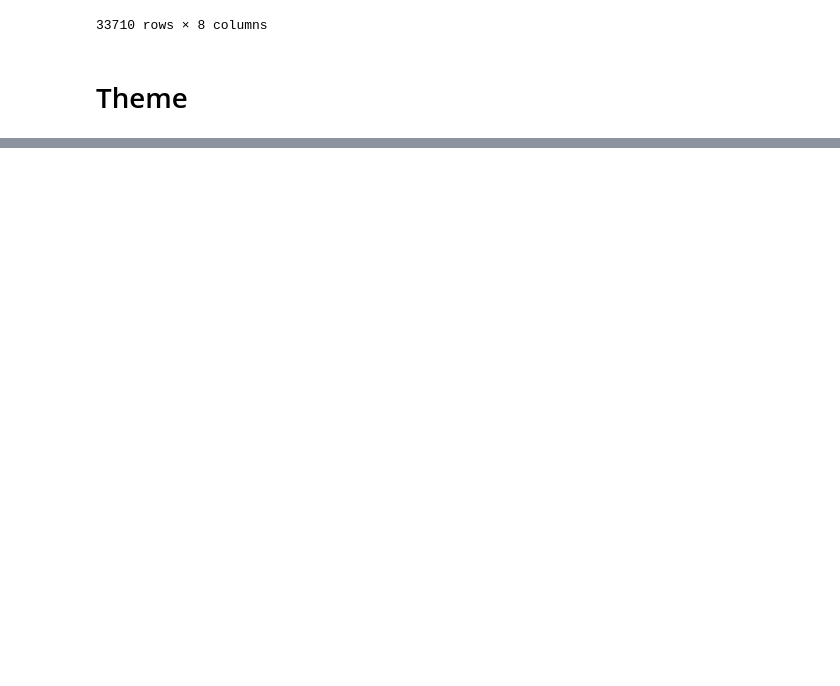
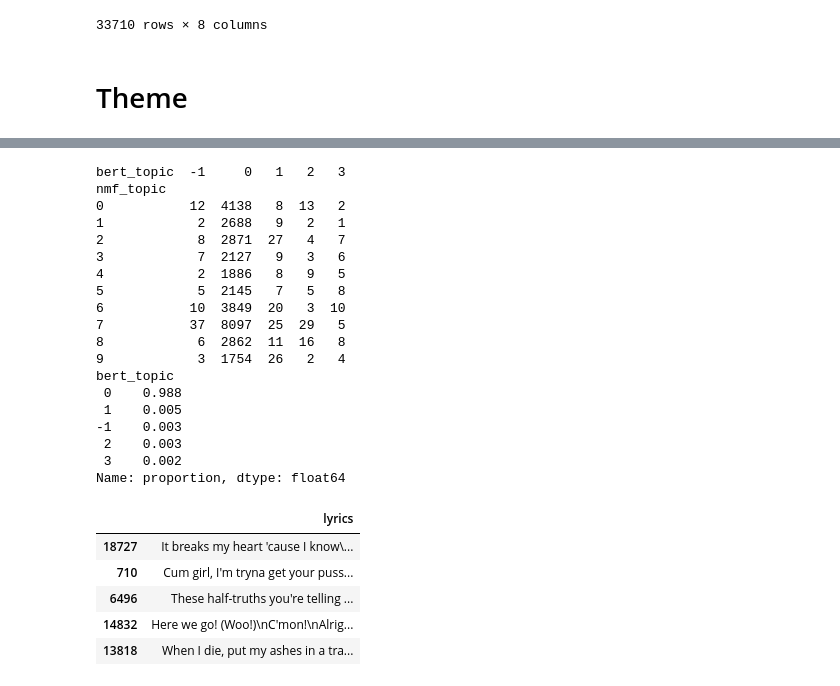
Before and after one commit to adrienlefebvre6/hit-factors, a Jupyter notebook: lyrics.ipynb, the cells around one changed output, grey strips where cells are left out. Saved outputs shown, nothing was run; the diff lists cells and outputs as text; code cells hidden in the pictures; blank space fills up the shorter version.

```diff
--- a/lyrics.ipynb
+++ b/lyrics.ipynb
@@ -111,0 +330,38 @@ lyr
+# %%
+if "nmf_topic" in lyr.columns:
+    print(pd.crosstab(lyr["nmf_topic"], lyr["bert_topic"]).iloc[:, :15])
+
+print(lyr["bert_topic"].value_counts(normalize=True).head(20).round(3))
+
+cols = [c for c in ["artist", "title"] if c in lyr.columns]
+def examples(topic, n=5):
+    sub = lyr[lyr["bert_topic"] == topic]
+    return sub.sample(min(n, len(sub)), random_state=1)[cols + ["lyrics"]]
+
+examples(0)
+# %% [output]
+bert_topic  -1     0   1   2   3
+nmf_topic
+0           12  4138   8  13   2
+1            2  2688   9   2   1
+2            8  2871  27   4   7
+3            7  2127   9   3   6
+4            2  1886   8   9   5
+5            5  2145   7   5   8
+6           10  3849  20   3  10
+7           37  8097  25  29   5
+8            6  2862  11  16   8
+9            3  1754  26   2   4
+bert_topic
+ 0    0.988
+ 1    0.005
+-1    0.003
+ 2    0.003
+ 3    0.002
+Name: proportion, dtype: float64
+|  | lyrics |
+| 18727 | It breaks my heart 'cause I know\... |
+| 710 | Cum girl, I'm tryna get your puss... |
+| 6496 | These half-truths you're telling ... |
+| 14832 | Here we go! (Woo!)\nC'mon!\nAlrig... |
+| 13818 | When I die, put my ashes in a tra... |
```
Also changed, not shown: parts of 17 cells of this notebook, 5 other files.
